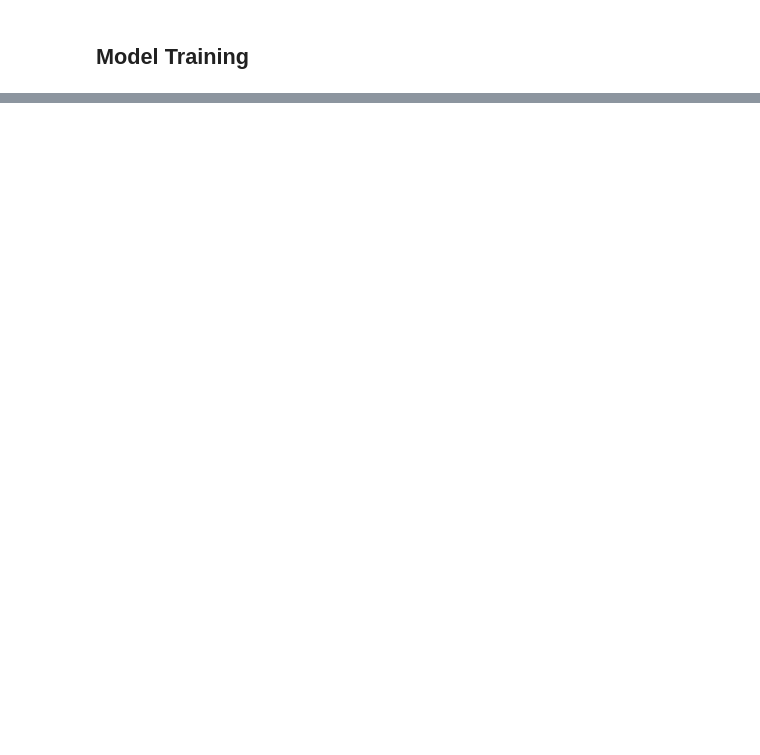
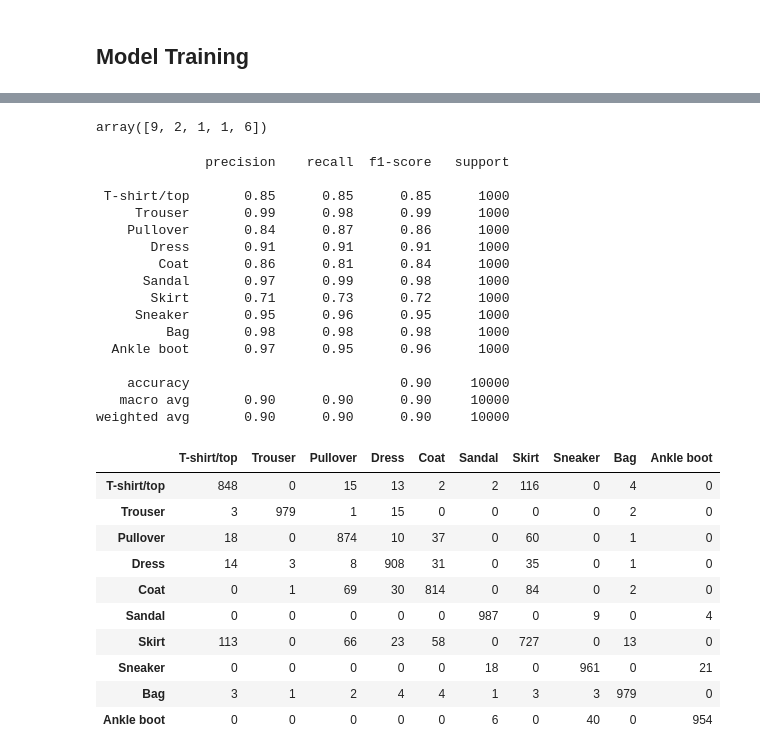
Before and after one commit to Mburu-Elvis/mnist_fashion-classificaton, a Jupyter notebook: transfer_learning.ipynb, the cells around one changed output, grey strips where cells are left out. Drawn from its saved outputs; the diff is of its cells as text; code cells hidden in the pictures; blank space fills up the shorter version.

```diff
--- a/transfer_learning.ipynb
+++ b/transfer_learning.ipynb
@@ -171,0 +186,4 @@ Epoch 10: early stopping
+# %%
+test_images_scaled = test_images_gr / 255.
+predictions = model.predict(test_images_scaled)
+predictions[:5]
@@ -172,2 +207,40 @@ Epoch 10: early stopping
+# %%
+prediction_labels = np.argmax(predictions, axis=1)
+prediction_labels[:5]
+# %% [output]
+array([9, 2, 1, 1, 6])
+# %%
+from sklearn.metrics import confusion_matrix, classification_report
+
+print(classification_report(test_labels, prediction_labels, target_names=class_names))
+pd.DataFrame(confusion_matrix(test_labels, prediction_labels), index=class_names, columns = class_names)
+# %% [output]
+              precision    recall  f1-score   support
+
+ T-shirt/top       0.85      0.85      0.85      1000
+     Trouser       0.99      0.98      0.99      1000
+    Pullover       0.84      0.87      0.86      1000
+       Dress       0.91      0.91      0.91      1000
+        Coat       0.86      0.81      0.84      1000
+      Sandal       0.97      0.99      0.98      1000
+       Skirt       0.71      0.73      0.72      1000
+     Sneaker       0.95      0.96      0.95      1000
+         Bag       0.98      0.98      0.98      1000
+  Ankle boot       0.97      0.95      0.96      1000
+
+    accuracy                           0.90     10000
+   macro avg       0.90      0.90      0.90     10000
+weighted avg       0.90      0.90      0.90     10000
+|  | T-shirt/top | Trouser | Pullover | Dress | Coat | Sandal | Skirt | Sneaker | Bag | Ankle boot |
+| T-shirt/top | 848 | 0 | 15 | 13 | 2 | 2 | 116 | 0 | 4 | 0 |
+| Trouser | 3 | 979 | 1 | 15 | 0 | 0 | 0 | 0 | 2 | 0 |
+| Pullover | 18 | 0 | 874 | 10 | 37 | 0 | 60 | 0 | 1 | 0 |
+| Dress | 14 | 3 | 8 | 908 | 31 | 0 | 35 | 0 | 1 | 0 |
+| Coat | 0 | 1 | 69 | 30 | 814 | 0 | 84 | 0 | 2 | 0 |
+| Sandal | 0 | 0 | 0 | 0 | 0 | 987 | 0 | 9 | 0 | 4 |
+| Skirt | 113 | 0 | 66 | 23 | 58 | 0 | 727 | 0 | 13 | 0 |
+| Sneaker | 0 | 0 | 0 | 0 | 0 | 18 | 0 | 961 | 0 | 21 |
+| Bag | 3 | 1 | 2 | 4 | 4 | 1 | 3 | 3 | 979 | 0 |
+| Ankle boot | 0 | 0 | 0 | 0 | 0 | 6 | 0 | 40 | 0 | 954 |
 # %%
 model.save("model.hdf5")
```
Also changed, not shown: parts of 7 cells of this notebook.
